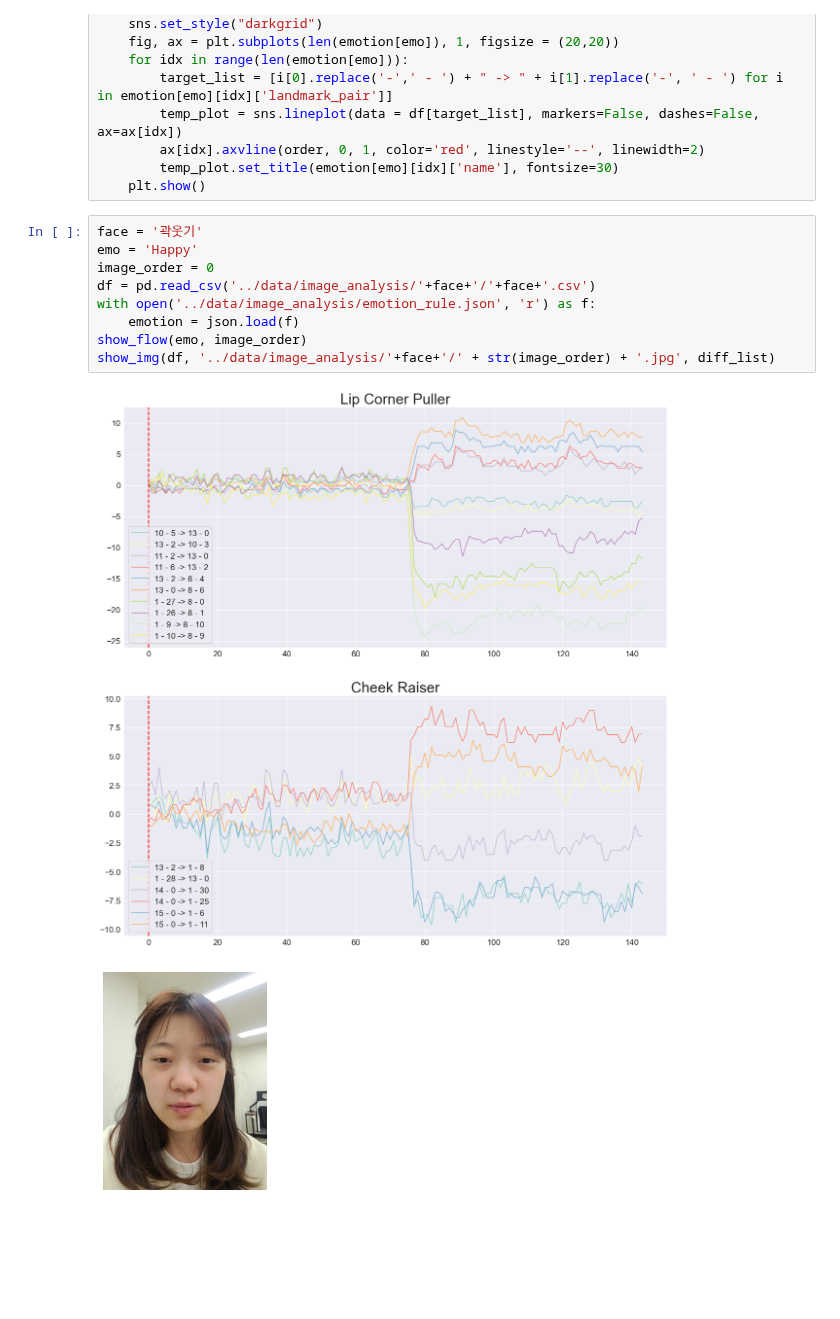
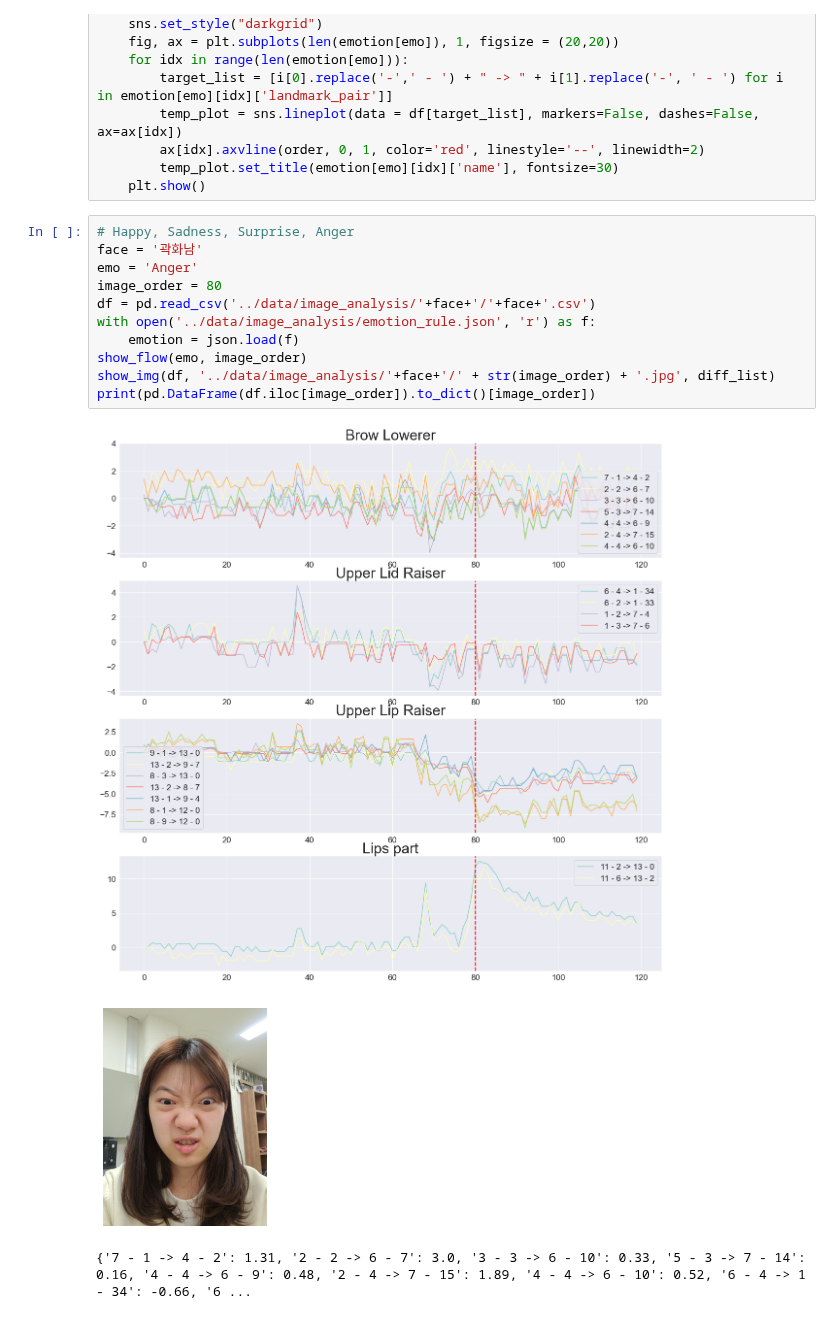
Before and after one commit to minimini-1/Facial-Expression-Recognition, a Jupyter notebook: feature_change/emo_dist_change.ipynb, the cells around one changed output. Drawn from its saved outputs; the diff is of its cells as text; blank space fills up the shorter version.

Commit message:
change image show code

```diff
--- a/feature_change/emo_dist_change.ipynb
+++ b/feature_change/emo_dist_change.ipynb
@@ -57,14 +57,17 @@ def show_flow(emo, order):
         temp_plot.set_title(emotion[emo][idx]['name'], fontsize=30)
     plt.show()
 # %%
-face = '곽웃기'
-emo = 'Happy'
-image_order = 0
+# Happy, Sadness, Surprise, Anger
+face = '곽화남'
+emo = 'Anger'
+image_order = 80
 df = pd.read_csv('../data/image_analysis/'+face+'/'+face+'.csv')
 with open('../data/image_analysis/emotion_rule.json', 'r') as f:
     emotion = json.load(f)
 show_flow(emo, image_order)
 show_img(df, '../data/image_analysis/'+face+'/' + str(image_order) + '.jpg', diff_list)
+print(pd.DataFrame(df.iloc[image_order]).to_dict()[image_order])
 # %% [output]
-[figure, old version]
+[figure, new version]
-[figure, old version]
+[figure, new version]
+{'7 - 1 -> 4 - 2': 1.31, '2 - 2 -> 6 - 7': 3.0, '3 - 3 -> 6 - 10': 0.33, '5 - 3 -> 7 - 14': 0.16, '4 - 4 -> 6 - 9': 0.48, '2 - 4 -> 7 - 15': 1.89, '4 - 4 -> 6 - 10': 0.52, '6 - 4 -> 1 - 34': -0.66, '6 ...
```
